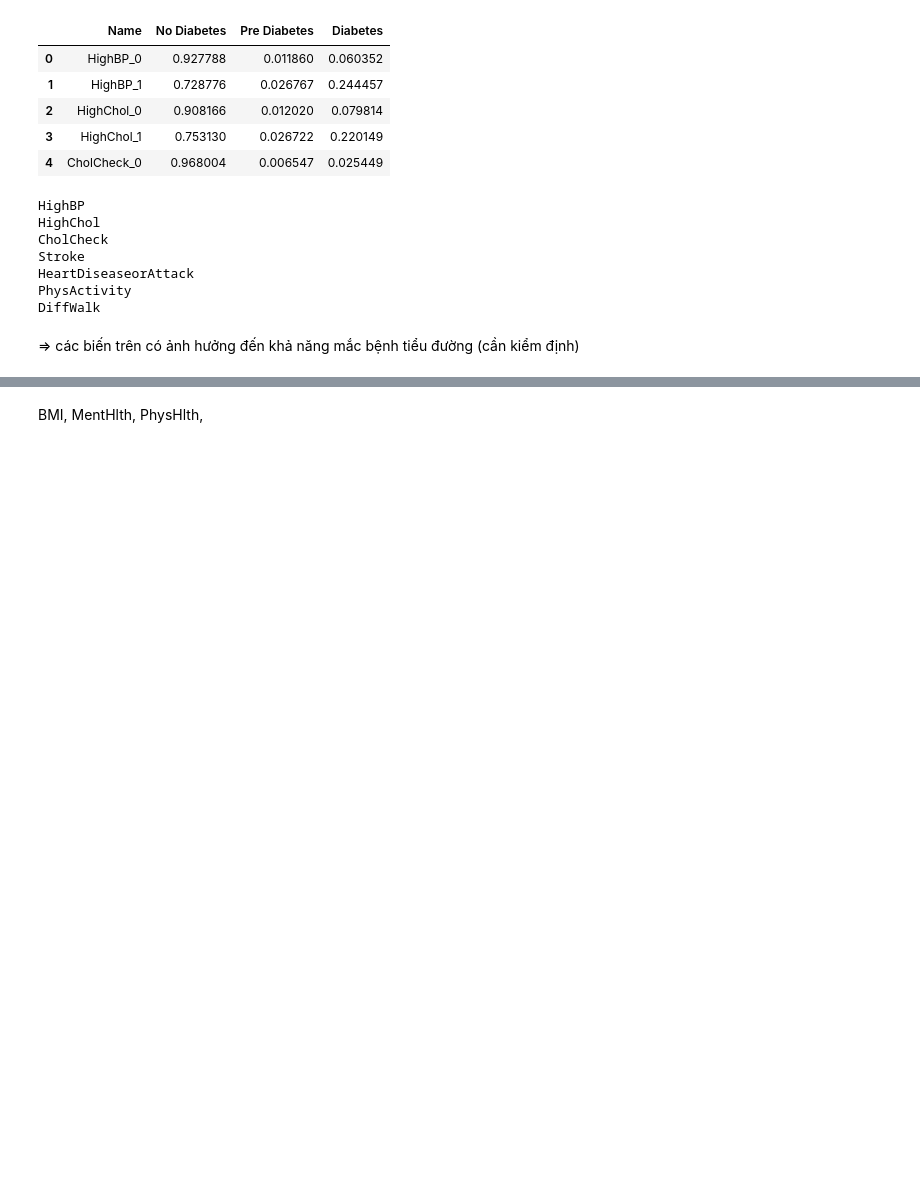
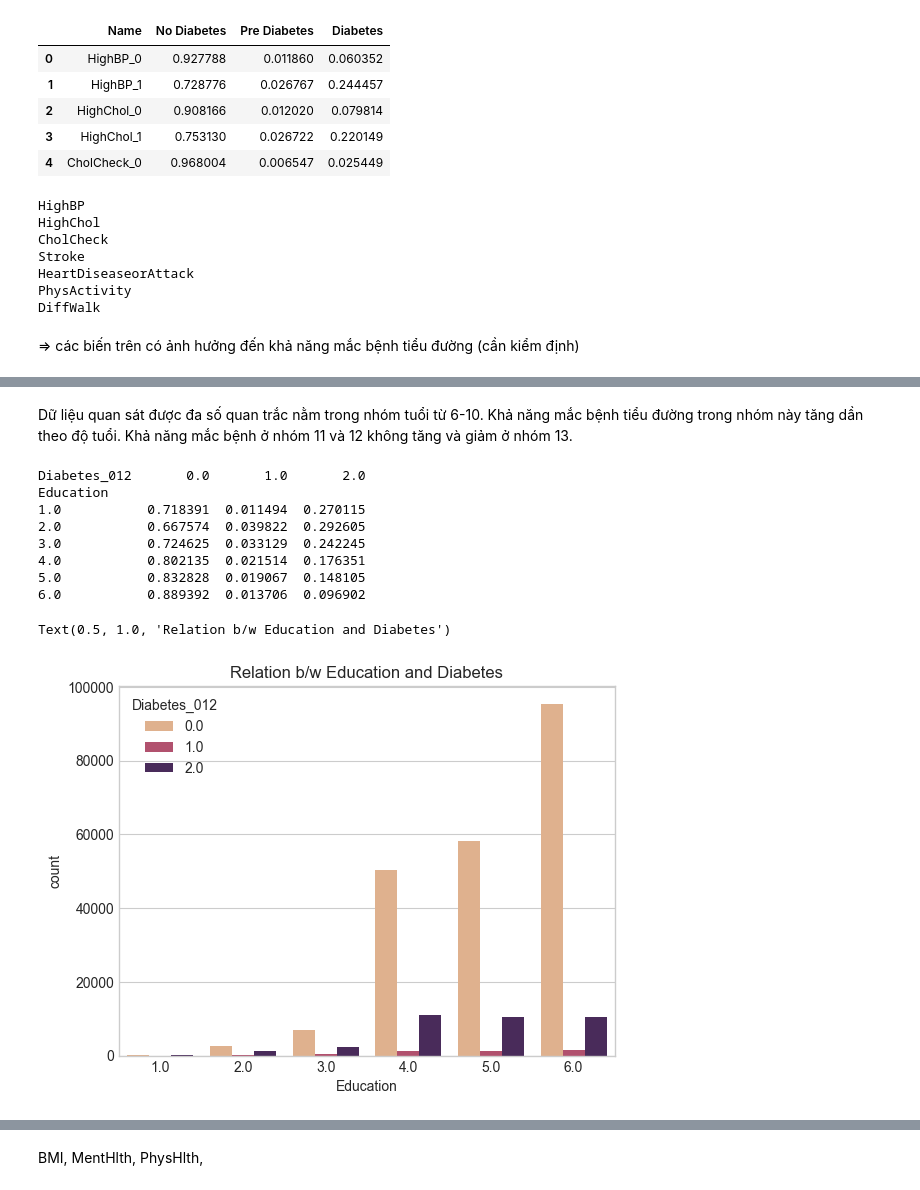
Before and after one commit to NgokNgo/Diabetes-Prediction, a Jupyter notebook: python_code/EDA.ipynb, the cells around one changed output, grey strips where cells are left out. Cells and saved outputs as stored; diff of their text form; code cells hidden in the pictures; blank space fills up the shorter version.

```diff
--- a/EDA_python.ipynb
+++ b/python_code/EDA.ipynb
@@ -305,0 +364,18 @@ DiffWalk
+# %% [markdown]
+Dữ liệu quan sát được đa số quan trắc nằm trong nhóm tuổi từ 6-10. Khả năng mắc bệnh tiểu đường trong nhóm này tăng dần theo độ tuổi. Khả năng mắc bệnh ở nhóm 11 và 12 không tăng và giảm ở nhóm 13.
+# %%
+# Education
+print(df.groupby('Education')['Diabetes_012'].value_counts(normalize=True).unstack().fillna(0))
+sns.countplot(x = df["Education"] ,data = df ,  hue = "Diabetes_012", palette='flare')
+plt.title("Relation b/w Education and Diabetes")
+# %% [output]
+Diabetes_012       0.0       1.0       2.0
+Education
+1.0           0.718391  0.011494  0.270115
+2.0           0.667574  0.039822  0.292605
+3.0           0.724625  0.033129  0.242245
+4.0           0.802135  0.021514  0.176351
+5.0           0.832828  0.019067  0.148105
+6.0           0.889392  0.013706  0.096902
+Text(0.5, 1.0, 'Relation b/w Education and Diabetes')
+[figure, added]
```
Also changed, not shown: parts of 21 cells of this notebook, 3 other files.
